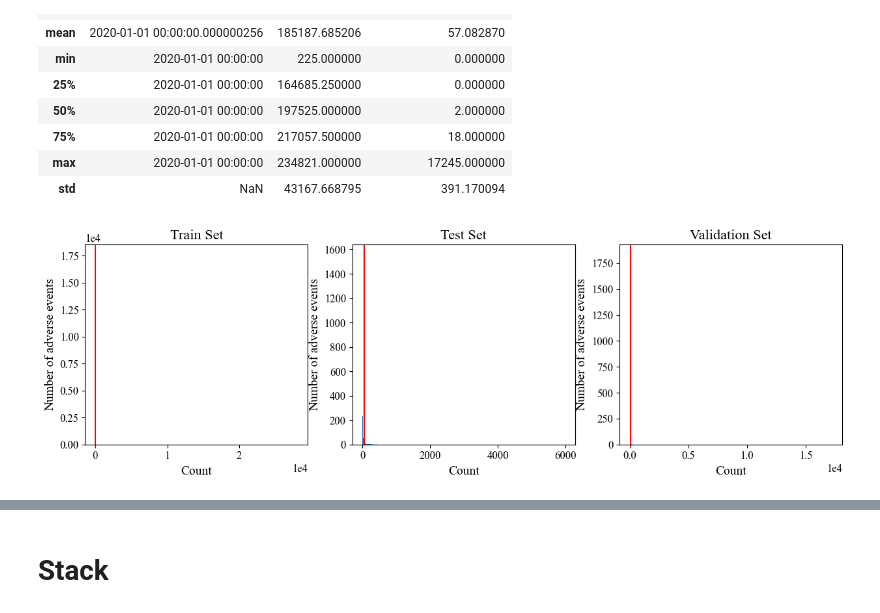
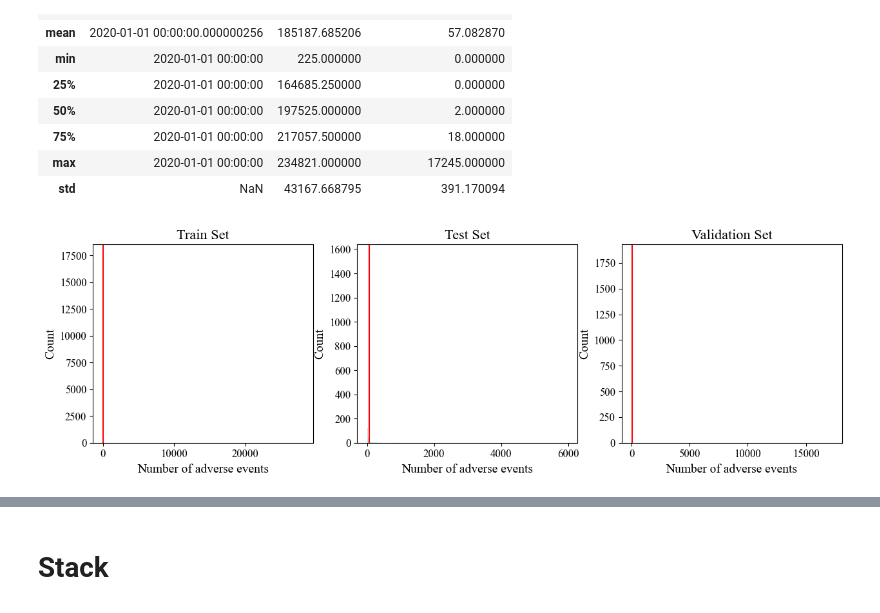
Before and after one commit to ignaciocunado/gt-rdl, a Jupyter notebook: data_analysis/eda.ipynb, the cells around one changed output, grey strips where cells are left out. Cells and saved outputs as stored; diff of their text form; code cells hidden in the pictures.

```diff
--- a/data_analysis/eda.ipynb
+++ b/data_analysis/eda.ipynb
@@ -9,6 +10,7 @@ import numpy as np
 # jupysql is a requirement too
 # %%
 # Matplotlib config
+plt.style.use('default')
 plt.rcParams.update({
     "font.family":       "serif",
     "font.serif":        ["Times New Roman", "Palatino", "STIX"],
@@ -34,9 +36,6 @@ plt.rcParams.update({
     "legend.framealpha": 0.9,
     "legend.edgecolor":  "0.8",
     "legend.fontsize":   12,
-
-    "axes.formatter.useoffset": False,
-    "axes.formatter.limits": (-4, 4),
 })
 # %%
 utils.db_setup('rel-f1', 'f1.db')
@@ -114,7 +120,7 @@ driver_pos_val_labels = val_df['position'].to_numpy()
 # %%
 def plot_reg_dist(ax, data, xlabel, ylabel, title):
     mean = np.mean(data)
-    ax.hist(data, bins='auto')
+    ax.hist(data, bins='auto', color='#B3EBF2')
     ax.axvline(mean, label='Mean', color='r')
     ax.set_xlabel(xlabel)
     ax.set_ylabel(ylabel)
@@ -727,12 +876,12 @@ study_adverse_val_labels = val_df.num_of_adverse_events.to_numpy()
 # %%
 fig, ax = plt.subplots(1, 3, figsize=(15, 4))
 ax = ax.reshape((-1))
 
-plot_reg_dist(ax[0], study_adverse_train_labels, 'Count', 'Number of adverse events', 'Train Set')
-plot_reg_dist(ax[1], study_adverse_test_labels, 'Count', 'Number of adverse events', 'Test Set')
-plot_reg_dist(ax[2], study_adverse_val_labels, 'Count', 'Number of adverse events', 'Validation Set')
+plot_reg_dist(ax[0], study_adverse_train_labels, 'Number of adverse events', 'Count', 'Train Set')
+plot_reg_dist(ax[1], study_adverse_test_labels, 'Number of adverse events', 'Count', 'Test Set')
+plot_reg_dist(ax[2], study_adverse_val_labels, 'Number of adverse events', 'Count', 'Validation Set')
 
-plt.savefig('study_adverse.pdf')
+plt.savefig('study_adverse_dist.pdf')
 plt.show()
 # %% [output]
-[figure, old version]
+[figure, new version]
```
Also changed, not shown: parts of 32 cells of this notebook, 17 other files.
